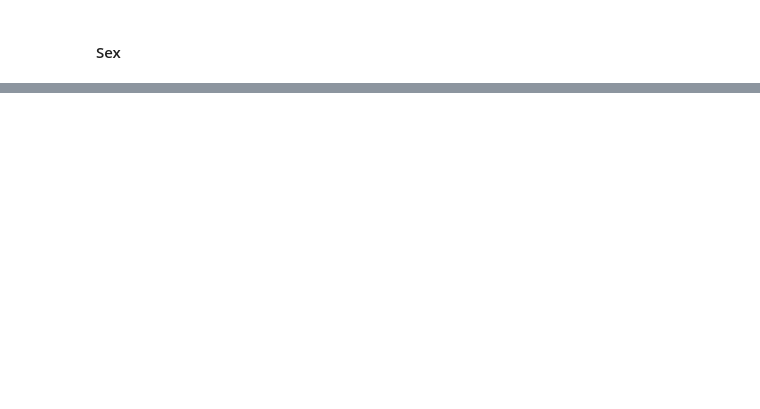
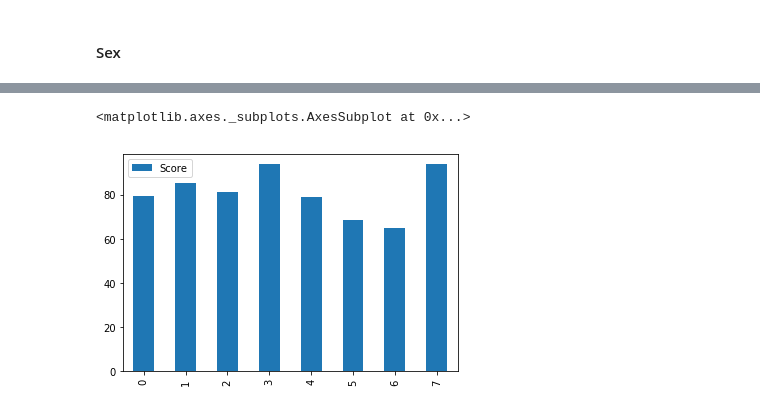
Before and after one commit to canhtran/vagrant-kubeadm-helm-chart, a Jupyter notebook: notebook/Titanic_survival.ipynb, the cells around one changed output, grey strips where cells are left out. Drawn from its saved outputs; the diff is of its cells as text; code cells hidden in the pictures; blank space fills up the shorter version.

```diff
--- a/notebook/Titanic_survival.ipynb
+++ b/notebook/Titanic_survival.ipynb
@@ -168,0 +264,5 @@ Index(['PassengerId', 'Pclass', 'Name', 'Sex', 'Age', 'SibSp', 'Parch',
+# %%
+linear_svc = LinearSVC()
+linear_svc.fit(X_train, Y_train)
+Y_pred = linear_svc.predict(X_test)
+acc_linear_svc = round(linear_svc.score(X_train, Y_train) * 100, 2)
@@ -168,0 +271,5 @@ Index(['PassengerId', 'Pclass', 'Name', 'Sex', 'Age', 'SibSp', 'Parch',
+# %%
+knn = KNeighborsClassifier(n_neighbors = 3)
+knn.fit(X_train, Y_train)
+Y_pred = knn.predict(X_test)
+acc_knn = round(knn.score(X_train, Y_train) * 100, 2)
@@ -168,0 +278,17 @@ Index(['PassengerId', 'Pclass', 'Name', 'Sex', 'Age', 'SibSp', 'Parch',
+# %%
+gaussian = GaussianNB()
+gaussian.fit(X_train, Y_train)
+Y_pred = gaussian.predict(X_test)
+acc_gaussian = round(gaussian.score(X_train, Y_train) * 100, 2)
+# %%
+results = pd.DataFrame({
+    'Model': ['Support Vector Machines', 'KNN', 'Logistic Regression',
+              'Random Forest', 'Naive Bayes', 'Perceptron',
+              'Stochastic Gradient Decent',
+              'Decision Tree'],
+    'Score': [acc_linear_svc, acc_knn, acc_log,
+              acc_random_forest, acc_gaussian, acc_perceptron,
+              acc_sgd, acc_decision_tree]})
+result_df = results.sort_values(by='Score', ascending=False)
+result_df = result_df.set_index('Score')
+result_df.head(10)
@@ -168,0 +306,5 @@ Index(['PassengerId', 'Pclass', 'Name', 'Sex', 'Age', 'SibSp', 'Parch',
+# %%
+results.plot(kind='bar')
+# %% [output]
+<matplotlib.axes._subplots.AxesSubplot at 0x...>
+[figure, added]
```
Also changed, not shown: parts of 44 cells of this notebook.
